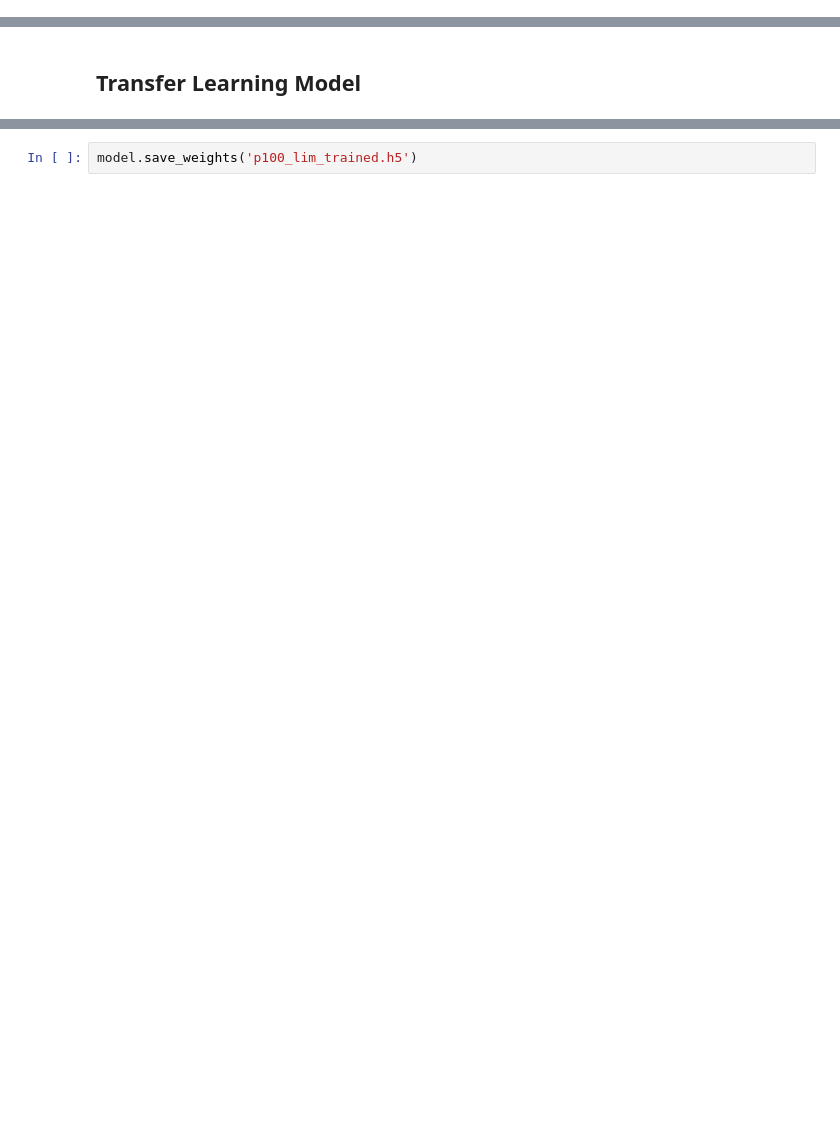
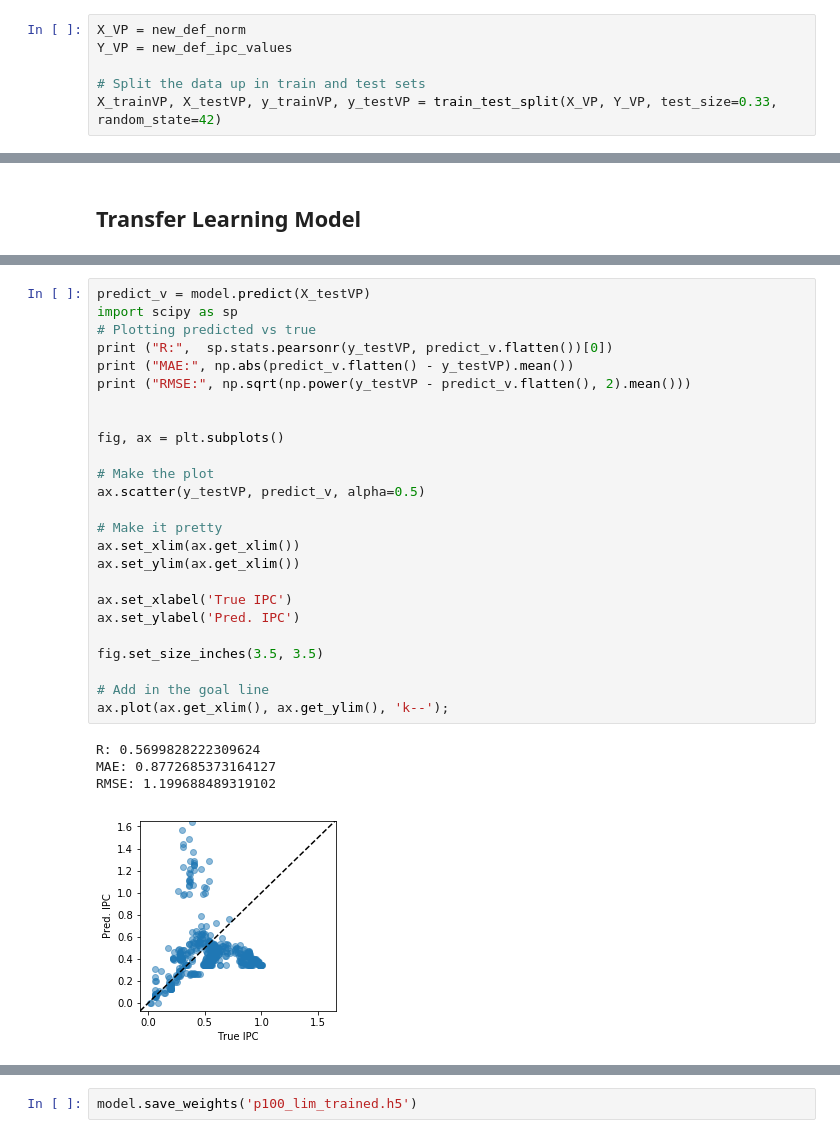
Before and after one commit to YulianaGomez/power, a Jupyter notebook: nvidia_gpus/all_apps/Transfer_Learning.ipynb, the cells around one changed output, grey strips where cells are left out. Cells and saved outputs as stored; diff of their text form; blank space fills up the shorter version.

```diff
--- a/nvidia_gpus/all_apps/Transfer_Learning.ipynb
+++ b/nvidia_gpus/all_apps/Transfer_Learning.ipynb
@@ -87,0 +107,6 @@ p100_ipc_values = p100_ipc.values
+# %%
+X_VP = new_def_norm
+Y_VP = new_def_ipc_values
+
+# Split the data up in train and test sets
+X_trainVP, X_testVP, y_trainVP, y_testVP = train_test_split(X_VP, Y_VP, test_size=0.33, random_state=42)
@@ -163,0 +361,30 @@ Epoch 10/10
+# %%
+predict_v = model.predict(X_testVP)
+import scipy as sp
+# Plotting predicted vs true
+print ("R:",  sp.stats.pearsonr(y_testVP, predict_v.flatten())[0])
+print ("MAE:", np.abs(predict_v.flatten() - y_testVP).mean())
+print ("RMSE:", np.sqrt(np.power(y_testVP - predict_v.flatten(), 2).mean()))
+
+
+fig, ax = plt.subplots()
+
+# Make the plot
+ax.scatter(y_testVP, predict_v, alpha=0.5)
+
+# Make it pretty
+ax.set_xlim(ax.get_xlim())
+ax.set_ylim(ax.get_xlim())
+
+ax.set_xlabel('True IPC')
+ax.set_ylabel('Pred. IPC')
+
+fig.set_size_inches(3.5, 3.5)
+
+# Add in the goal line
+ax.plot(ax.get_xlim(), ax.get_ylim(), 'k--');
+# %% [output]
+R: 0.5699828222309624
+MAE: 0.8772685373164127
+RMSE: 1.199688489319102
+[figure, added]
```
Also changed, not shown: parts of 42 cells of this notebook.
